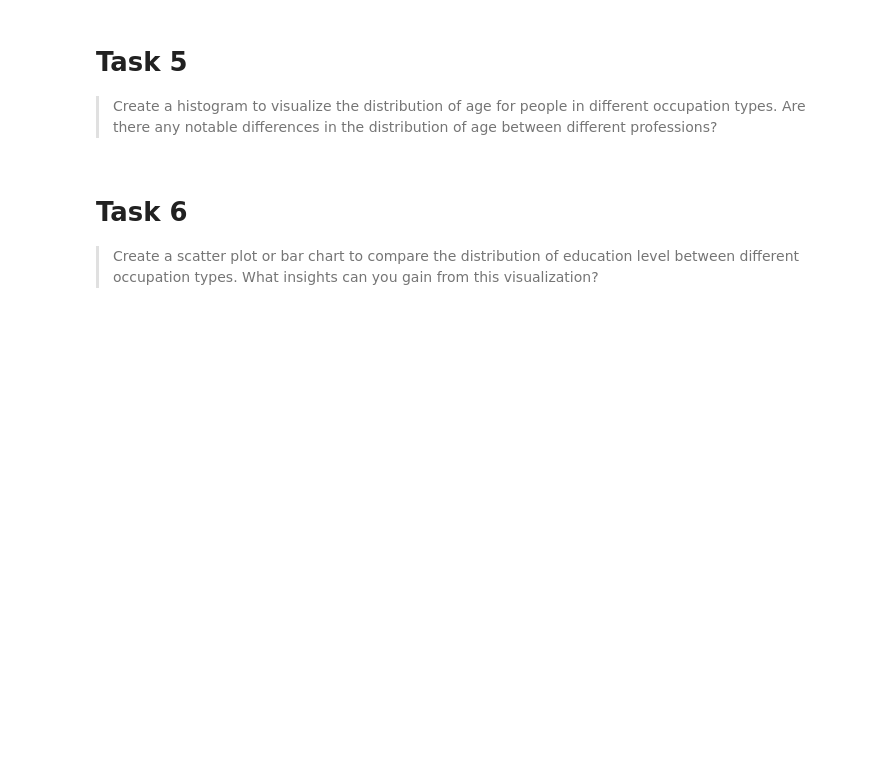
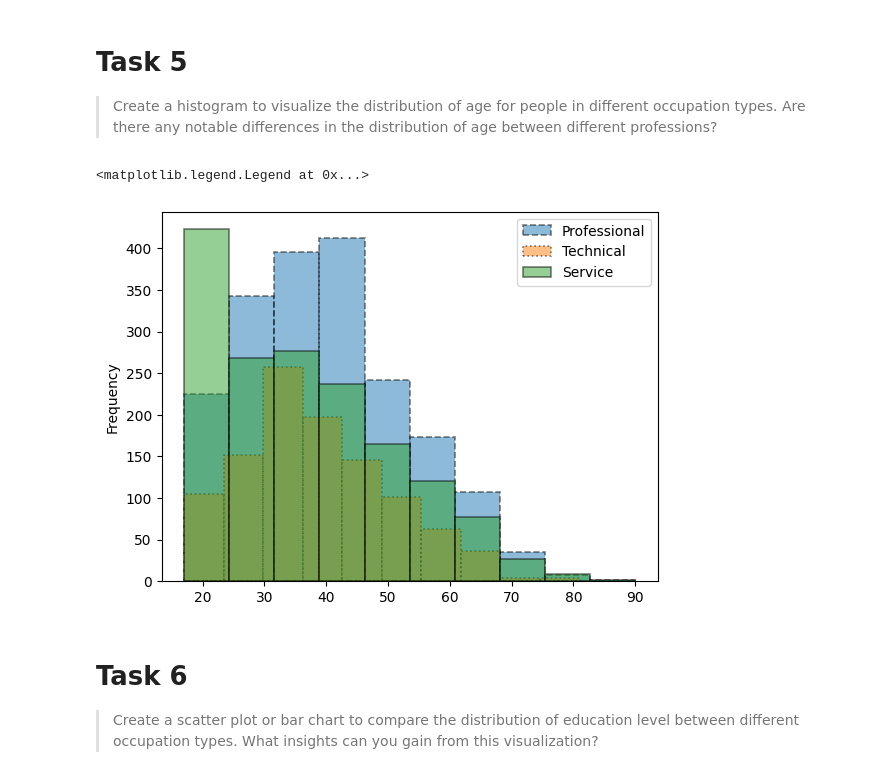
Before and after one commit to Jonson26/DSH-Pase2-Group1, a Jupyter notebook: Session3.ipynb, the cells around one changed output. Cells and saved outputs as stored; diff of their text form; code cells hidden in the pictures; blank space fills up the shorter version.

```diff
--- a/Session3.ipynb
+++ b/Session3.ipynb
@@ -119,6 +119,20 @@ plt.show()
 # Task 5
 
 >Create a histogram to visualize the distribution of age for people in different occupation types. Are there any notable differences in the distribution of age between different professions?
+# %%
+df.loc[
+    df['occupation'].isin(['Prof-specialty', 'Exec-managerial', 'Adm-clerical', 'Farming-fishing', 'Armed-Forces']),
+    'age'].plot.hist(ls='dashed', alpha = 0.5, edgecolor='black', linewidth=1.2, label="Professional")
+df.loc[
+    df['occupation'].isin(['Craft-repair', 'Machine-op-inspct', 'Tech-support']),
+    'age'].plot.hist(ls='dotted', alpha = 0.5, edgecolor='black', linewidth=1.2, label="Technical")
+df.loc[
+    df['occupation'].isin(['Sales', 'Other-service', 'Transport-moving', 'Handlers-cleaners', 'Protective-serv', 'Priv-house-serv']),
+    'age'].plot.hist(alpha = 0.5, edgecolor='black', linewidth=1.2, label="Service")
+plt.legend(loc='upper right')
+# %% [output]
+<matplotlib.legend.Legend at 0x...>
+[figure, added]
 # %% [markdown]
 # Task 6
 
```
